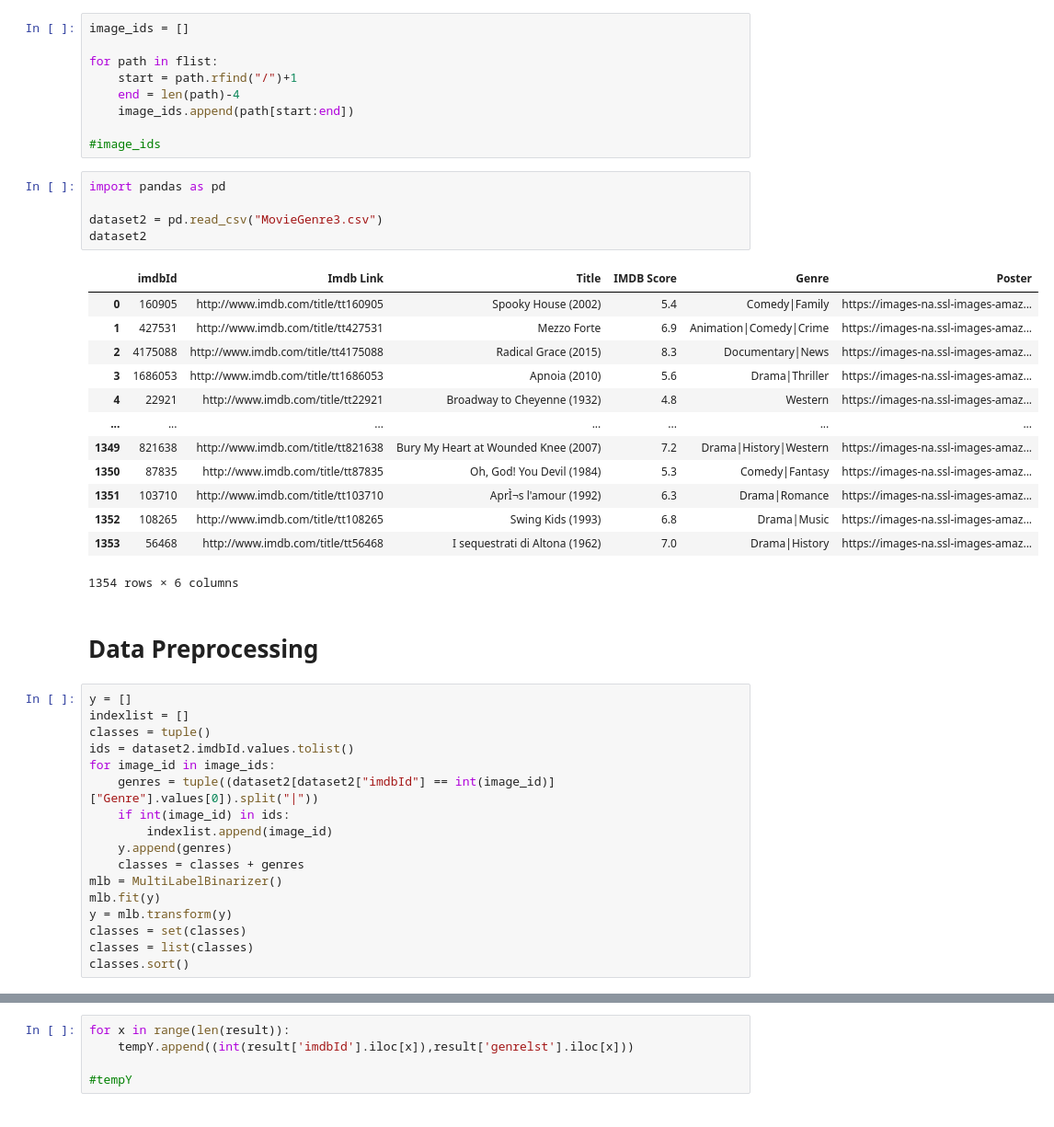
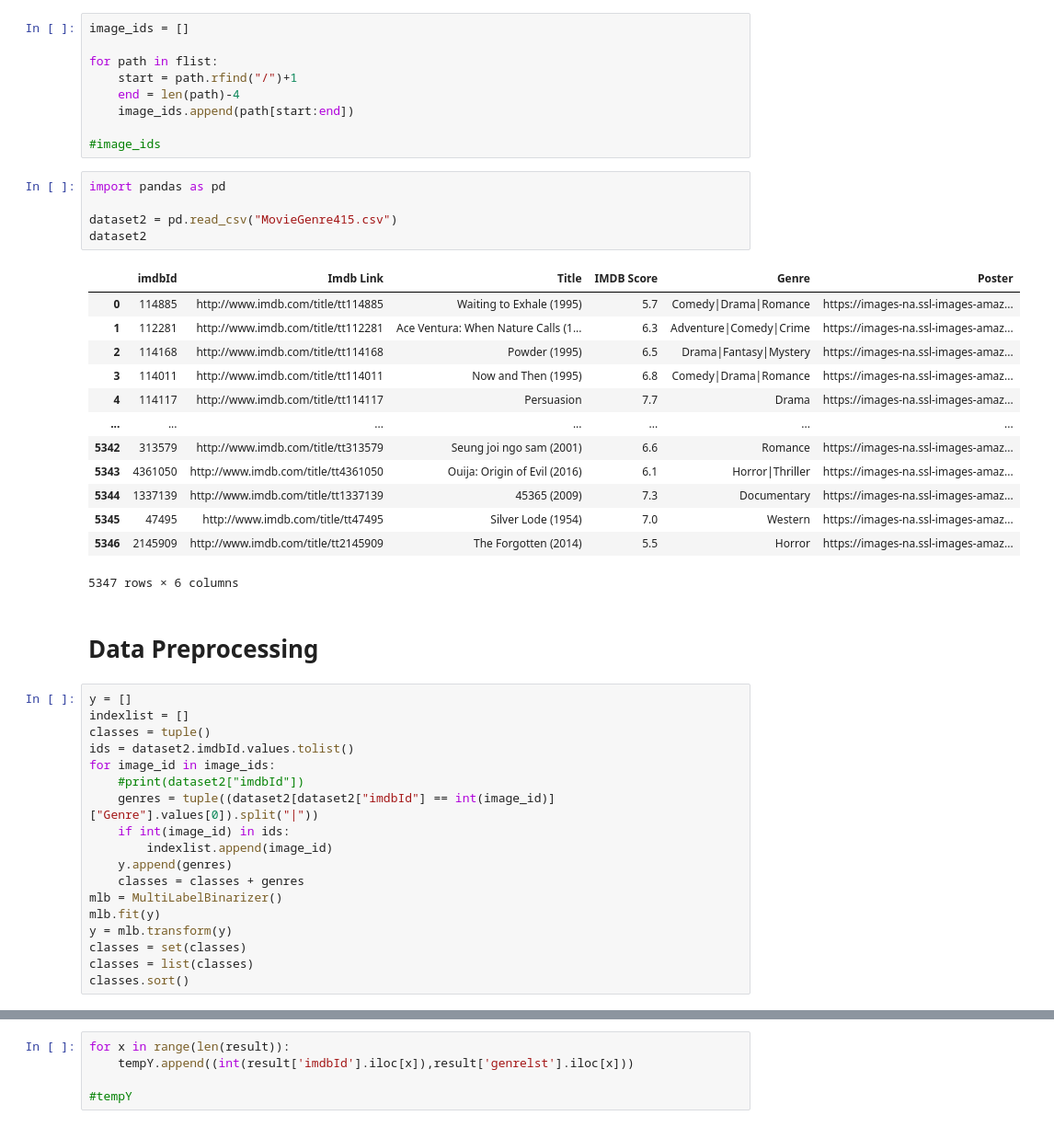
Before and after one commit to rjw8ng/Convolutional-Neural-Networks-CNN-for-Movie-Poster-Image-Recognition, a Jupyter notebook: Deep Learning Final Project (4_15_2023).ipynb, the cells around one changed output, grey strips where cells are left out. Shown: that part at 92% size. Cells and saved outputs as stored; diff of their text form.

```diff
--- a/Deep Learning Final Project (4_15_2023).ipynb
+++ b/Deep Learning Final Project (4_15_2023).ipynb
@@ -71,22 +71,22 @@ for path in flist:
 # %%
 import pandas as pd
 
-dataset2 = pd.read_csv("MovieGenre3.csv")
+dataset2 = pd.read_csv("MovieGenre415.csv")
 dataset2
 # %% [output]
 |  | imdbId | Imdb Link | Title | IMDB Score | Genre | Poster |
-| 0 | 160905 | http://www.imdb.com/title/tt160905 | Spooky House (2002) | 5.4 | Comedy|Family | https://images-na.ssl-images-amaz... |
-| 1 | 427531 | http://www.imdb.com/title/tt427531 | Mezzo Forte | 6.9 | Animation|Comedy|Crime | https://images-na.ssl-images-amaz... |
-| 2 | 4175088 | http://www.imdb.com/title/tt4175088 | Radical Grace (2015) | 8.3 | Documentary|News | https://images-na.ssl-images-amaz... |
-| 3 | 1686053 | http://www.imdb.com/title/tt1686053 | Apnoia (2010) | 5.6 | Drama|Thriller | https://images-na.ssl-images-amaz... |
-| 4 | 22921 | http://www.imdb.com/title/tt22921 | Broadway to Cheyenne (1932) | 4.8 | Western | https://images-na.ssl-images-amaz... |
+| 0 | 114885 | http://www.imdb.com/title/tt114885 | Waiting to Exhale (1995) | 5.7 | Comedy|Drama|Romance | https://images-na.ssl-images-amaz... |
+| 1 | 112281 | http://www.imdb.com/title/tt112281 | Ace Ventura: When Nature Calls (1... | 6.3 | Adventure|Comedy|Crime | https://images-na.ssl-images-amaz... |
+| 2 | 114168 | http://www.imdb.com/title/tt114168 | Powder (1995) | 6.5 | Drama|Fantasy|Mystery | https://images-na.ssl-images-amaz... |
+| 3 | 114011 | http://www.imdb.com/title/tt114011 | Now and Then (1995) | 6.8 | Comedy|Drama|Romance | https://images-na.ssl-images-amaz... |
+| 4 | 114117 | http://www.imdb.com/title/tt114117 | Persuasion | 7.7 | Drama | https://images-na.ssl-images-amaz... |
 | ... | ... | ... | ... | ... | ... | ... |
-| 1349 | 821638 | http://www.imdb.com/title/tt821638 | Bury My Heart at Wounded Knee (2007) | 7.2 | Drama|History|Western | https://images-na.ssl-images-amaz... |
-| 1350 | 87835 | http://www.imdb.com/title/tt87835 | Oh, God! You Devil (1984) | 5.3 | Comedy|Fantasy | https://images-na.ssl-images-amaz... |
-| 1351 | 103710 | http://www.imdb.com/title/tt103710 | AprÌ¬s l'amour (1992) | 6.3 | Drama|Romance | https://images-na.ssl-images-amaz... |
-| 1352 | 108265 | http://www.imdb.com/title/tt108265 | Swing Kids (1993) | 6.8 | Drama|Music | https://images-na.ssl-images-amaz... |
-| 1353 | 56468 | http://www.imdb.com/title/tt56468 | I sequestrati di Altona (1962) | 7.0 | Drama|History | https://images-na.ssl-images-amaz... |
+| 5342 | 313579 | http://www.imdb.com/title/tt313579 | Seung joi ngo sam (2001) | 6.6 | Romance | https://images-na.ssl-images-amaz... |
+| 5343 | 4361050 | http://www.imdb.com/title/tt4361050 | Ouija: Origin of Evil (2016) | 6.1 | Horror|Thriller | https://images-na.ssl-images-amaz... |
+| 5344 | 1337139 | http://www.imdb.com/title/tt1337139 | 45365 (2009) | 7.3 | Documentary | https://images-na.ssl-images-amaz... |
+| 5345 | 47495 | http://www.imdb.com/title/tt47495 | Silver Lode (1954) | 7.0 | Western | https://images-na.ssl-images-amaz... |
+| 5346 | 2145909 | http://www.imdb.com/title/tt2145909 | The Forgotten (2014) | 5.5 | Horror | https://images-na.ssl-images-amaz... |
-1354 rows × 6 columns
+5347 rows × 6 columns
 # %% [markdown]
 # Data Preprocessing
 # %%
@@ -95,6 +95,7 @@ indexlist = []
 classes = tuple()
 ids = dataset2.imdbId.values.tolist()
 for image_id in image_ids:
+    #print(dataset2["imdbId"])
     genres = tuple((dataset2[dataset2["imdbId"] == int(image_id)]["Genre"].values[0]).split("|"))
     if int(image_id) in ids:
         indexlist.append(image_id)
```
Also changed, not shown: parts of 13 cells of this notebook.
